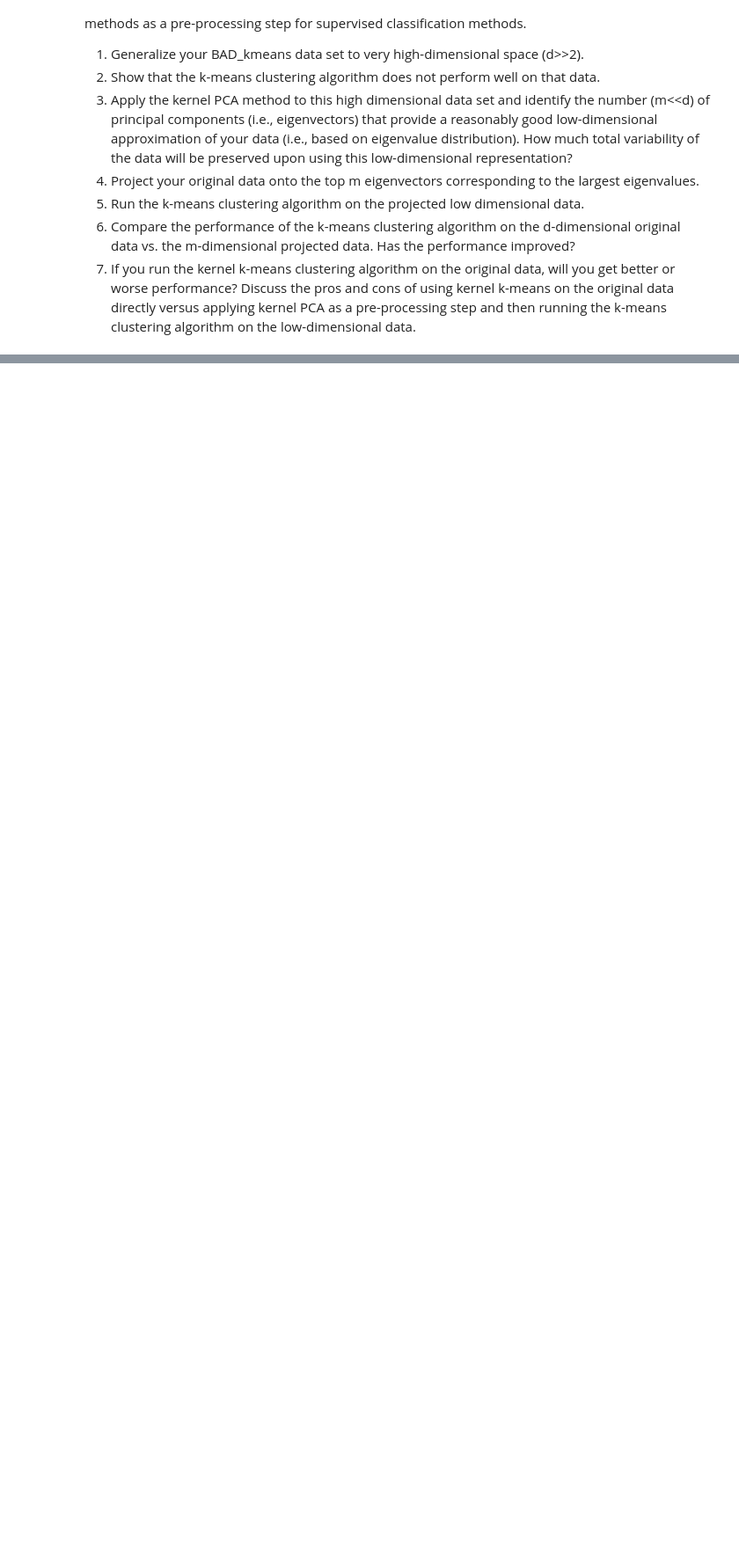
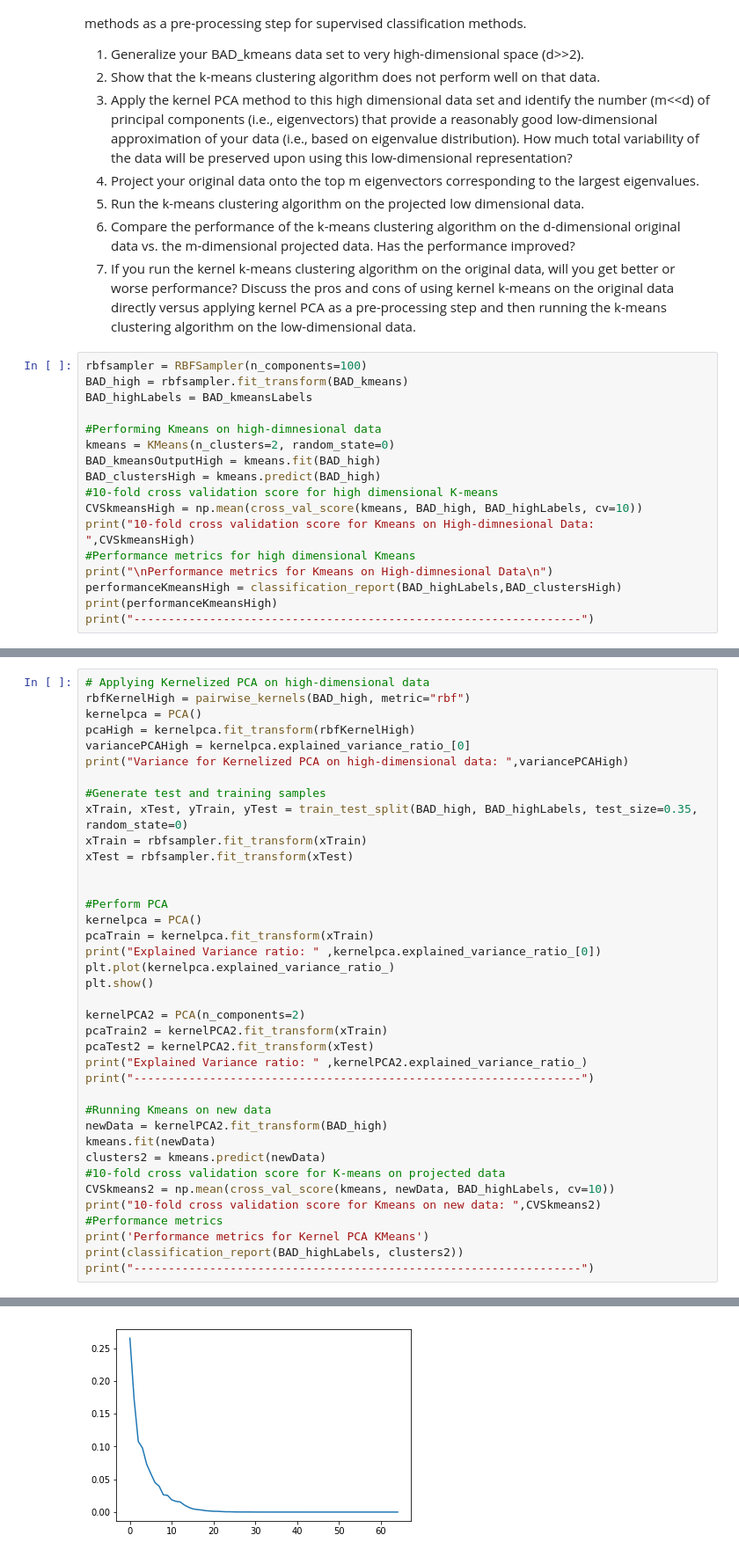
Before and after one commit to asony03/Kernelization, a Jupyter notebook: P3.ipynb, the cells around one changed output, grey strips where cells are left out. Shown: that part at 88% size. Cells and saved outputs as stored; diff of their text form; blank space fills up the shorter version.

```diff
--- a/P3.ipynb
+++ b/P3.ipynb
@@ -37,3 +183,20 @@ Dimension reduction is often used as a key data pre-processing step for other da
 5. Run the k-means clustering algorithm on the projected low dimensional data.
 6. Compare the performance of the k-means clustering algorithm on the d-dimensional original data vs. the m-dimensional projected data. Has the performance improved?
 7. If you run the kernel k-means clustering algorithm on the original data, will you get better or worse performance? Discuss the pros and cons of using kernel k-means on the original data directly versus applying kernel PCA as a pre-processing step and then running the k-means clustering algorithm on the low-dimensional data.
+# %%
+rbfsampler = RBFSampler(n_components=100)
+BAD_high = rbfsampler.fit_transform(BAD_kmeans)
+BAD_highLabels = BAD_kmeansLabels
+
+#Performing Kmeans on high-dimnesional data
+kmeans = KMeans(n_clusters=2, random_state=0)
+BAD_kmeansOutputHigh = kmeans.fit(BAD_high)
+BAD_clustersHigh = kmeans.predict(BAD_high)
+#10-fold cross validation score for high dimensional K-means
+CVSkmeansHigh = np.mean(cross_val_score(kmeans, BAD_high, BAD_highLabels, cv=10))
+print("10-fold cross validation score for Kmeans on High-dimnesional Data: ",CVSkmeansHigh)
+#Performance metrics for high dimensional Kmeans
+print("\nPerformance metrics for Kmeans on High-dimnesional Data\n")
+performanceKmeansHigh = classification_report(BAD_highLabels,BAD_clustersHigh)
+print(performanceKmeansHigh)
+print("-----------------------------------------------------------------")
@@ -39,0 +218,39 @@ Dimension reduction is often used as a key data pre-processing step for other da
+# %%
+# Applying Kernelized PCA on high-dimensional data
+rbfKernelHigh = pairwise_kernels(BAD_high, metric="rbf")
+kernelpca = PCA()
+pcaHigh = kernelpca.fit_transform(rbfKernelHigh)
+variancePCAHigh = kernelpca.explained_variance_ratio_[0]
+print("Variance for Kernelized PCA on high-dimensional data: ",variancePCAHigh)
+
+#Generate test and training samples
+xTrain, xTest, yTrain, yTest = train_test_split(BAD_high, BAD_highLabels, test_size=0.35, random_state=0)
+xTrain = rbfsampler.fit_transform(xTrain)
+xTest = rbfsampler.fit_transform(xTest)
+
+
+#Perform PCA
+kernelpca = PCA()
+pcaTrain = kernelpca.fit_transform(xTrain)
+print("Explained Variance ratio: " ,kernelpca.explained_variance_ratio_[0])
+plt.plot(kernelpca.explained_variance_ratio_)
+plt.show()
+
+kernelPCA2 = PCA(n_components=2)
+pcaTrain2 = kernelPCA2.fit_transform(xTrain)
+pcaTest2 = kernelPCA2.fit_transform(xTest)
+print("Explained Variance ratio: " ,kernelPCA2.explained_variance_ratio_)
+print("-----------------------------------------------------------------")
+
+#Running Kmeans on new data
+newData = kernelPCA2.fit_transform(BAD_high)
+kmeans.fit(newData)
+clusters2 = kmeans.predict(newData)
+#10-fold cross validation score for K-means on projected data
+CVSkmeans2 = np.mean(cross_val_score(kmeans, newData, BAD_highLabels, cv=10))
+print("10-fold cross validation score for Kmeans on new data: ",CVSkmeans2)
+#Performance metrics
+print('Performance metrics for Kernel PCA KMeans')
+print(classification_report(BAD_highLabels, clusters2))
+print("-----------------------------------------------------------------")
+# %% [output]
@@ -39,0 +259 @@ Dimension reduction is often used as a key data pre-processing step for other da
+[figure, added]
```
Also changed, not shown: parts of 8 cells of this notebook.
